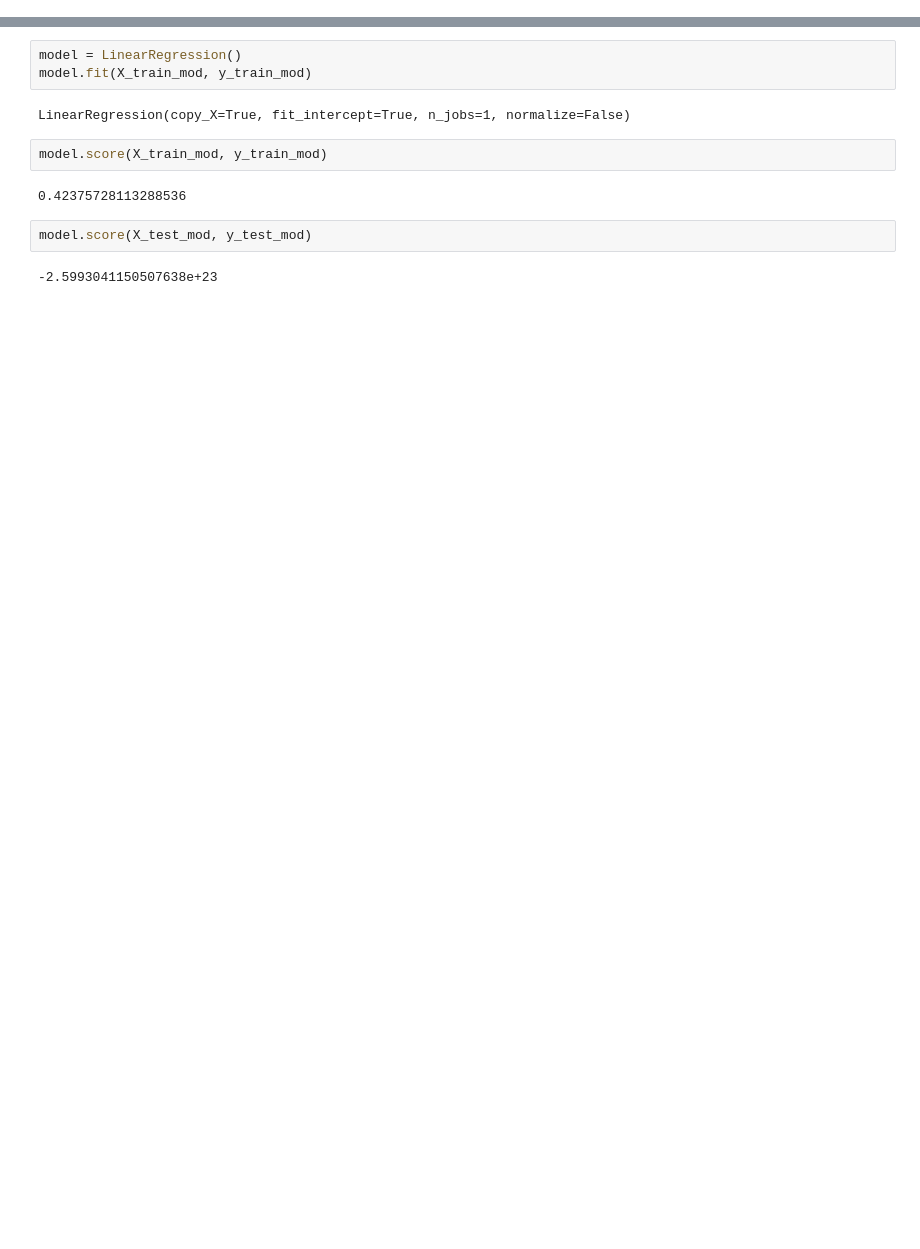
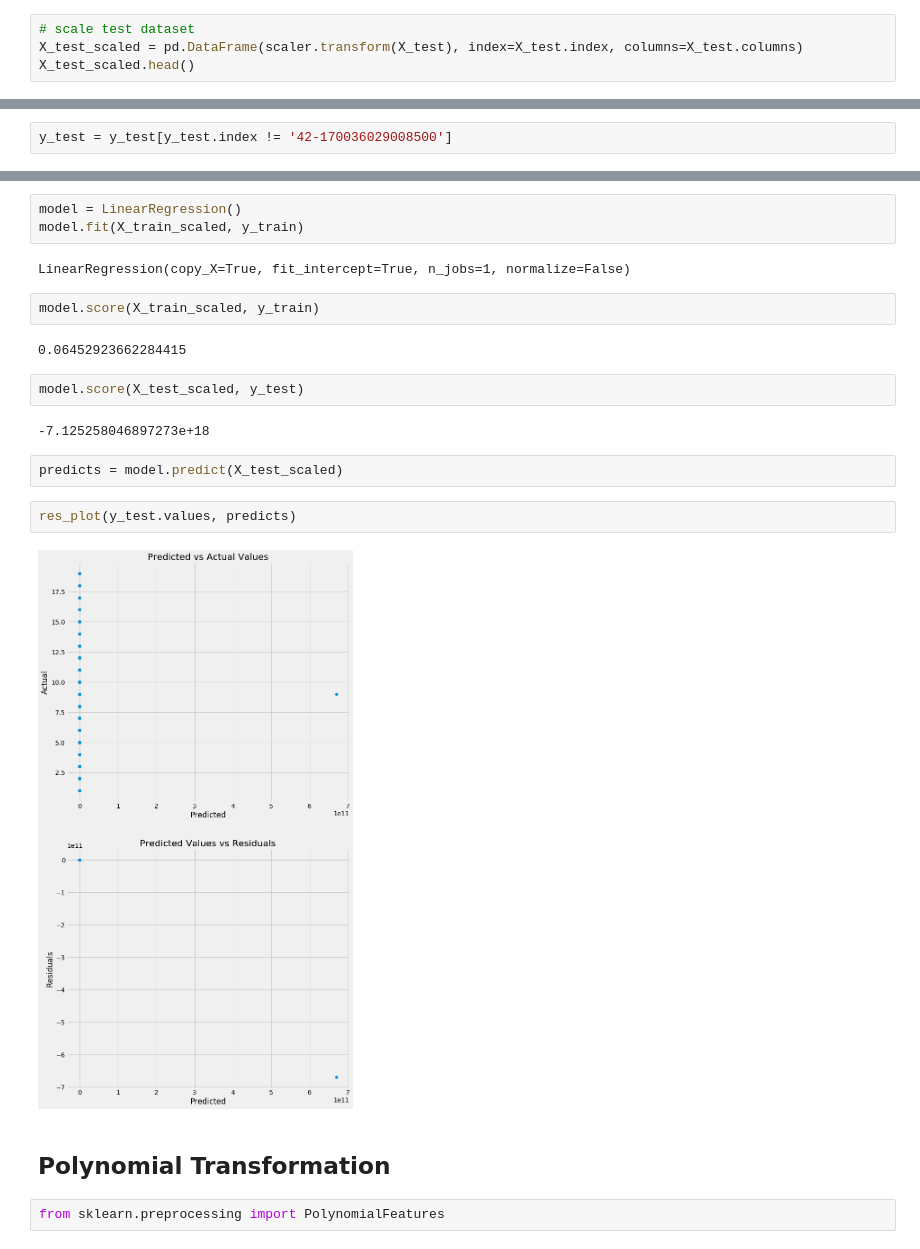
Before and after one commit to kevscon/bridge-ratings, a Jupyter notebook: modeling.ipynb, the cells around one changed output, grey strips where cells are left out. Cells and saved outputs as stored; diff of their text form; blank space fills up the shorter version.

Commit message:
update model

```diff
--- a/modeling.ipynb
+++ b/modeling.ipynb
@@ -114,0 +175,4 @@ X_train_num_trans.head()
+# %%
+# scale test dataset
+X_test_scaled = pd.DataFrame(scaler.transform(X_test), index=X_test.index, columns=X_test.columns)
+X_test_scaled.head()
@@ -138,3 +198,5 @@ X_test_num_trans.head()
+# %%
+y_test = y_test[y_test.index != '42-170036029008500']
 # %%
 y_test.head()
 # %% [output]
@@ -249,14 +215,24 @@ y_test_mod = y_test
 from sklearn.linear_model import LinearRegression
 # %%
 model = LinearRegression()
-model.fit(X_train_mod, y_train_mod)
+model.fit(X_train_scaled, y_train)
 # %% [output]
 LinearRegression(copy_X=True, fit_intercept=True, n_jobs=1, normalize=False)
 # %%
-model.score(X_train_mod, y_train_mod)
+model.score(X_train_scaled, y_train)
 # %% [output]
-0.42375728113288536
+0.06452923662284415
 # %%
-model.score(X_test_mod, y_test_mod)
+model.score(X_test_scaled, y_test)
 # %% [output]
--2.5993041150507638e+23
+-7.125258046897273e+18
+# %%
+predicts = model.predict(X_test_scaled)
+# %%
+res_plot(y_test.values, predicts)
+# %% [output]
+[figure, added]
+# %% [markdown]
+## Polynomial Transformation
+# %%
+from sklearn.preprocessing import PolynomialFeatures
```
Also changed, not shown: parts of 55 cells of this notebook.
